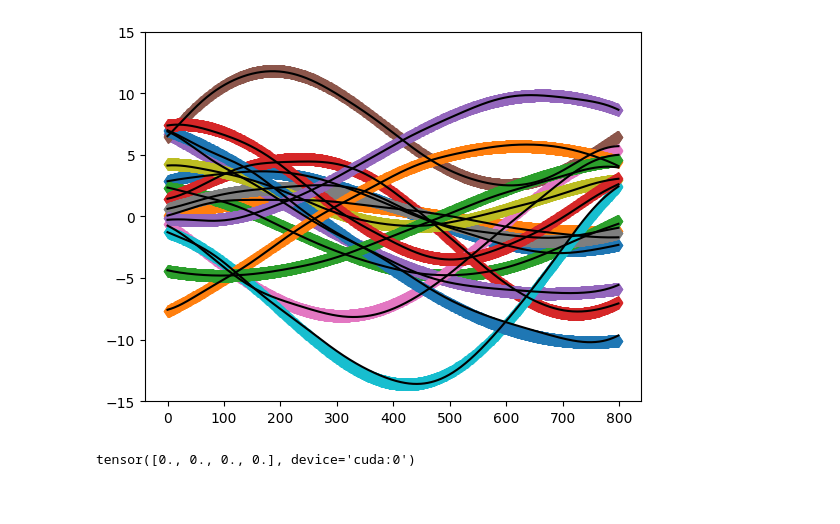
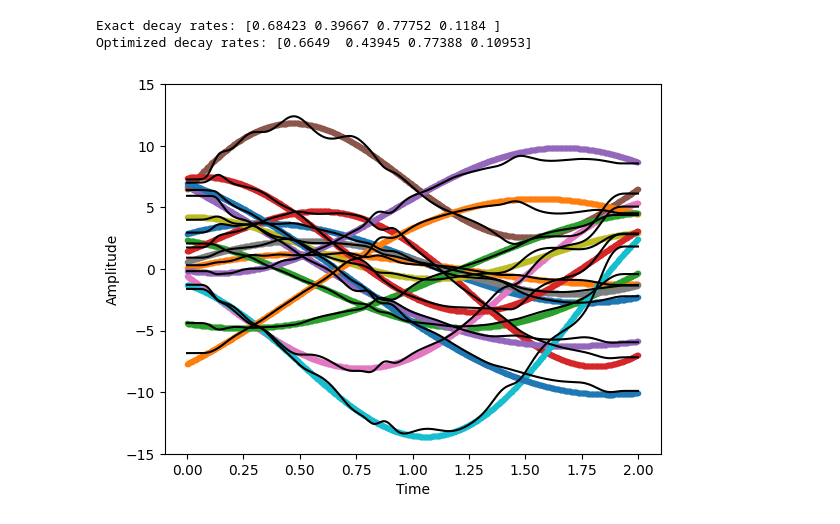
Before and after one commit to martinjimenez388/my-first-proyect, a Jupyter notebook: Examples/PINNverse_two_qubits_time_dependent_Lindblad_H_full_Gemini_3_stages_final.ipynb, the cells around one changed output. Saved outputs shown, nothing was run; the diff lists cells and outputs as text; code cells hidden in the pictures; blank space fills up the shorter version.

```diff
--- a/Examples/PINNverse_two_qubits_time_dependent_Lindblad_H_full_Gemini_3_stages_final.ipynb
+++ b/Examples/PINNverse_two_qubits_time_dependent_Lindblad_H_full_Gemini_3_stages_final.ipynb
@@ -289,8 +335,8 @@ time = time.to(device)
 # %%
 X_=Rede_Campos(time).cpu().detach().numpy()
-plt.plot(np.transpose(fields_array[0:15,:]),'o')
+plt.plot(tlist, np.transpose(fields_array[0:15,:]),'o')
 for i in range(0,15):
-    plt.plot(X_[:,i],"k")
+    plt.plot(tlist, X_[:,i],"k")
 
 
 
@@ -337,0 +566,12 @@ def calcular_residuos_edo_15obs_full_time_dep(y_slice, dX_dt_slice, parametro, j
+# %%
+estado_idx = 0
+fig, axes = plt.subplots()
+
+data_estado = lista_valor_esperado_data[estado_idx]
+for i in range(len(O_op)):
+    axes.plot(tlist, data_estado[:, i], label=fr"$\hat{{O}}_{{{i+1}}}$" if estado_idx == 0 else "")
+    axes.plot(tlist, y_fixo_np[:, estado_idx * NUM_OBSERVAVEIS + i], 'k--')
+
+axes.set_xlabel("Time")
+axes.set_ylabel("Amplitude")
+axes.set_title(f'Time Evolution - Initial State {estado_idx + 1}')
@@ -337,0 +581,9 @@ def calcular_residuos_edo_15obs_full_time_dep(y_slice, dX_dt_slice, parametro, j
+# %%
+X_=Rede_Campos(time).cpu().detach().numpy()
+plt.plot(tlist, np.transpose(fields_array[0:16,:]),'d')
+for i in range(15):
+    plt.plot(tlist, X_[:,i],"k")
+plt.ylim(-15,15)
+
+
+plt.show()
@@ -338 +592,4 @@ def calcular_residuos_edo_15obs_full_time_dep(y_slice, dX_dt_slice, parametro, j
+# %%
+y_fixo = y_fixo.detach()
+time = time.detach()
 # %%
@@ -412,13 +761,16 @@ Derivadas calculadas! Iniciando otimização da Rede_Campos...
 # %%
 X_=Rede_Campos(time).cpu().detach().numpy()
-plt.plot(np.transpose(fields_array[0:16,:]),'d')
+g_est = tc.nn.functional.softplus(param_gamma).detach().cpu().numpy()
+print(f"Exact decay rates: {np.round(dissipation, 5)}\nOptimized decay rates: {np.round(g_est, 5)}")
+plt.plot(tlist, np.transpose(fields_array[0:16,:]),'.')
 for i in range(15):
-    plt.plot(X_[:,i],"k")
+    plt.plot(tlist, X_[:,i],"k")
 plt.ylim(-15,15)
 
-
+plt.xlabel("Time")
+plt.ylabel("Amplitude")
 plt.show()
-print(param_qutip)
 # %% [output]
+Exact decay rates: [0.68423 0.39667 0.77752 0.1184 ]
+Optimized decay rates: [0.6649  0.43945 0.77388 0.10953]
-[figure, old version]
+[figure, new version]
-tensor([0., 0., 0., 0.], device='cuda:0')
```
Also changed, not shown: parts of 21 cells of this notebook, 2 other files.
